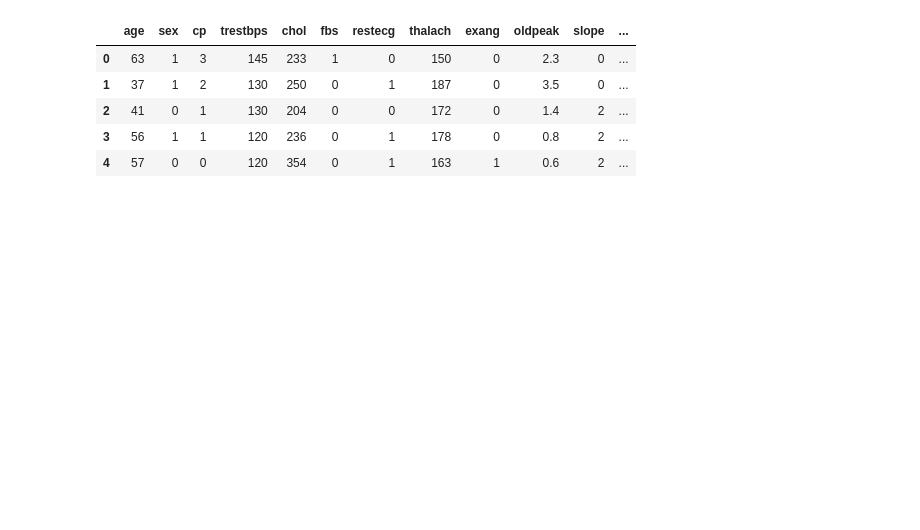
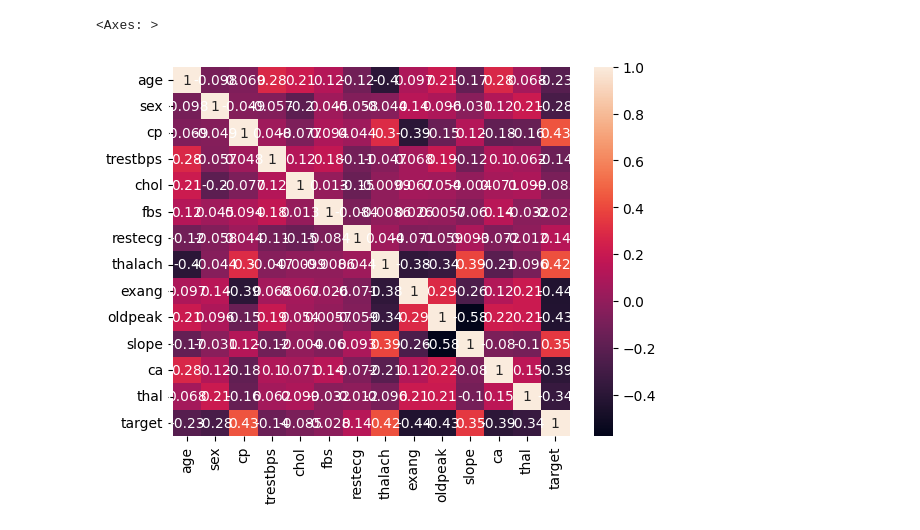
Before and after one commit to alexmoscar/new-rep-main, a Jupyter notebook: EDA/check_knowledge.ipynb, the cells around one changed output. Drawn from its saved outputs; the diff is of its cells as text; code cells hidden in the pictures; blank space fills up the shorter version.

```diff
--- a/EDA/check_knowledge.ipynb
+++ b/EDA/check_knowledge.ipynb
@@ -1,17 +1,12 @@
 # %%
 from matplotlib import pyplot as plt
 import pandas as pd
 import seaborn as sns
 import statistics
-
+import category_encoders as ce
 from sklearn import preprocessing
 data = pd.read_csv('heart.csv')
-data['old'] = data
-data.head(5)
+sns.heatmap(data.corr(numeric_only=True), annot=True)
 # %% [output]
-|  | age | sex | cp | trestbps | chol | fbs | restecg | thalach | exang | oldpeak | slope | ... |
-| 0 | 63 | 1 | 3 | 145 | 233 | 1 | 0 | 150 | 0 | 2.3 | 0 | ... |
-| 1 | 37 | 1 | 2 | 130 | 250 | 0 | 1 | 187 | 0 | 3.5 | 0 | ... |
-| 2 | 41 | 0 | 1 | 130 | 204 | 0 | 0 | 172 | 0 | 1.4 | 2 | ... |
-| 3 | 56 | 1 | 1 | 120 | 236 | 0 | 1 | 178 | 0 | 0.8 | 2 | ... |
-| 4 | 57 | 0 | 0 | 120 | 354 | 0 | 1 | 163 | 1 | 0.6 | 2 | ... |
+<Axes: >
+[figure, added]
```
Also changed, not shown: 1 other file.
